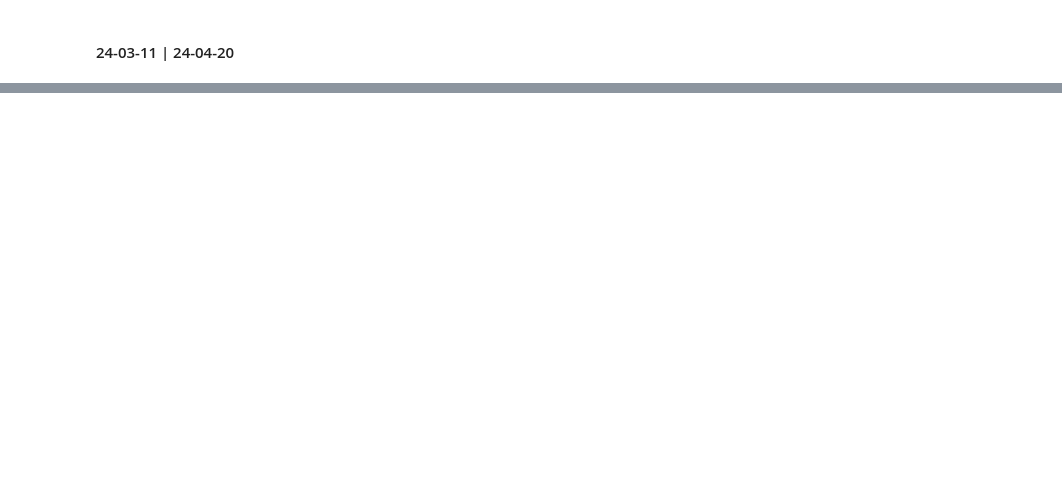
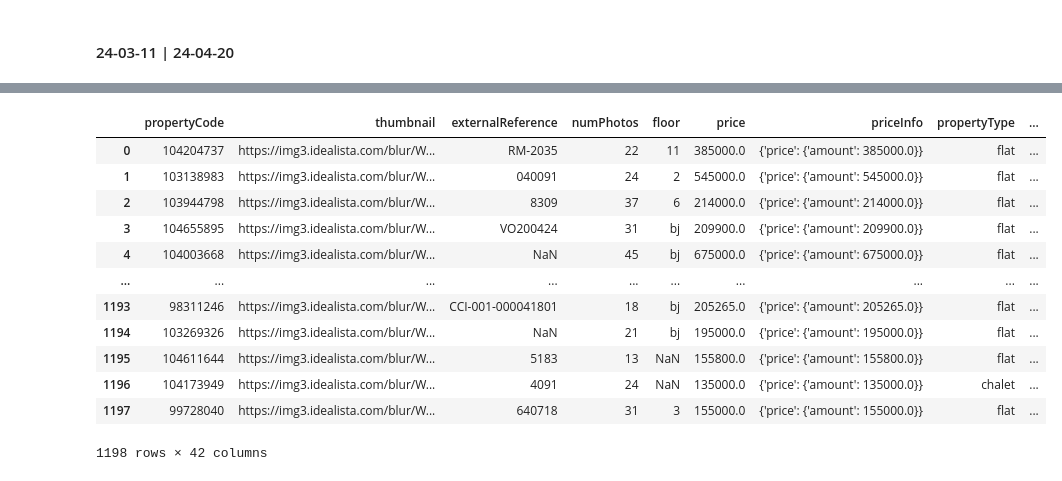
Before and after one commit to asgr29/EDA_Inmuebles_Idealista, a Jupyter notebook: src/notebooks/notebook-eda.ipynb, the cells around one changed output, grey strips where cells are left out. Saved outputs shown, nothing was run; the diff lists cells and outputs as text; code cells hidden in the pictures; blank space fills up the shorter version.

```diff
--- a/src/notebooks/notebook-eda.ipynb
+++ b/src/notebooks/notebook-eda.ipynb
@@ -347,0 +494,25 @@ memory usage: 2.6+ MB
+# %%
+archivo_txt_2024_04_20 = f"{path}/24-04-20/Listado.txt"
+
+with open(archivo_txt_2024_04_20, "r", encoding="utf-8") as f:
+    datos_txt = f.read()
+
+datos = json.loads(datos_txt) # Convertir el texto a objeto Python (lista de diccionarios)
+
+df_archivo_txt_2024_04_20 = pd.DataFrame(datos)
+
+df_archivo_txt_2024_04_20
+# %% [output]
+|  | propertyCode | thumbnail | externalReference | numPhotos | floor | price | priceInfo | propertyType | ... |
+| 0 | 104204737 | https://img3.idealista.com/blur/W... | RM-2035 | 22 | 11 | 385000.0 | {'price': {'amount': 385000.0}} | flat | ... |
+| 1 | 103138983 | https://img3.idealista.com/blur/W... | 040091 | 24 | 2 | 545000.0 | {'price': {'amount': 545000.0}} | flat | ... |
+| 2 | 103944798 | https://img3.idealista.com/blur/W... | 8309 | 37 | 6 | 214000.0 | {'price': {'amount': 214000.0}} | flat | ... |
+| 3 | 104655895 | https://img3.idealista.com/blur/W... | VO200424 | 31 | bj | 209900.0 | {'price': {'amount': 209900.0}} | flat | ... |
+| 4 | 104003668 | https://img3.idealista.com/blur/W... | NaN | 45 | bj | 675000.0 | {'price': {'amount': 675000.0}} | flat | ... |
+| ... | ... | ... | ... | ... | ... | ... | ... | ... | ... |
+| 1193 | 98311246 | https://img3.idealista.com/blur/W... | CCI-001-000041801 | 18 | bj | 205265.0 | {'price': {'amount': 205265.0}} | flat | ... |
+| 1194 | 103269326 | https://img3.idealista.com/blur/W... | NaN | 21 | bj | 195000.0 | {'price': {'amount': 195000.0}} | flat | ... |
+| 1195 | 104611644 | https://img3.idealista.com/blur/W... | 5183 | 13 | NaN | 155800.0 | {'price': {'amount': 155800.0}} | flat | ... |
+| 1196 | 104173949 | https://img3.idealista.com/blur/W... | 4091 | 24 | NaN | 135000.0 | {'price': {'amount': 135000.0}} | chalet | ... |
+| 1197 | 99728040 | https://img3.idealista.com/blur/W... | 640718 | 31 | 3 | 155000.0 | {'price': {'amount': 155000.0}} | flat | ... |
+1198 rows × 42 columns
```
Also changed, not shown: parts of 17 cells of this notebook.
